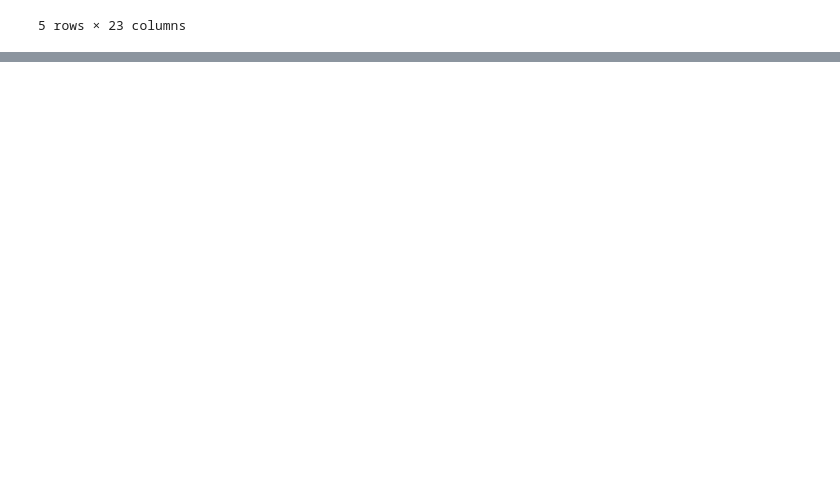
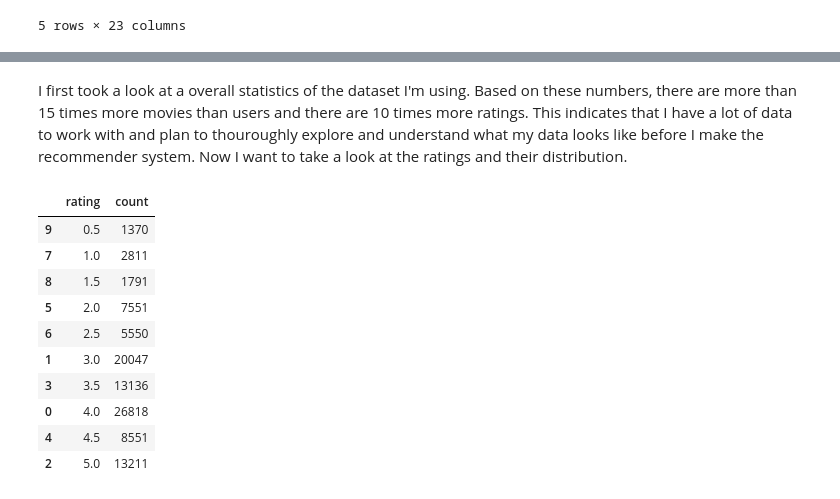
Before and after one commit to khushi-04/movie-recommender, a Jupyter notebook: main.ipynb, the cells around one changed output, grey strips where cells are left out. Cells and saved outputs as stored; diff of their text form; code cells hidden in the pictures; blank space fills up the shorter version.

```diff
--- a/main.ipynb
+++ b/main.ipynb
@@ -47,0 +57,18 @@ import pandas as pd
+# %% [markdown]
+I first took a look at a overall statistics of the dataset I'm using. Based on these numbers, there are more than 15 times more movies than users and there are 10 times more ratings. This indicates that I have a lot of data to work with and plan to thouroughly explore and understand what my data looks like before I make the recommender system. Now I want to take a look at the ratings and their distribution.
+# %%
+rating_counts = df_movie_ratings['rating'].value_counts().reset_index()
+rating_counts = rating_counts.sort_values(by = "rating")
+rating_counts
+# %% [output]
+|  | rating | count |
+| 9 | 0.5 | 1370 |
+| 7 | 1.0 | 2811 |
+| 8 | 1.5 | 1791 |
+| 5 | 2.0 | 7551 |
+| 6 | 2.5 | 5550 |
+| 1 | 3.0 | 20047 |
+| 3 | 3.5 | 13136 |
+| 0 | 4.0 | 26818 |
+| 4 | 4.5 | 8551 |
+| 2 | 5.0 | 13211 |
```
Also changed, not shown: parts of 16 cells of this notebook.
